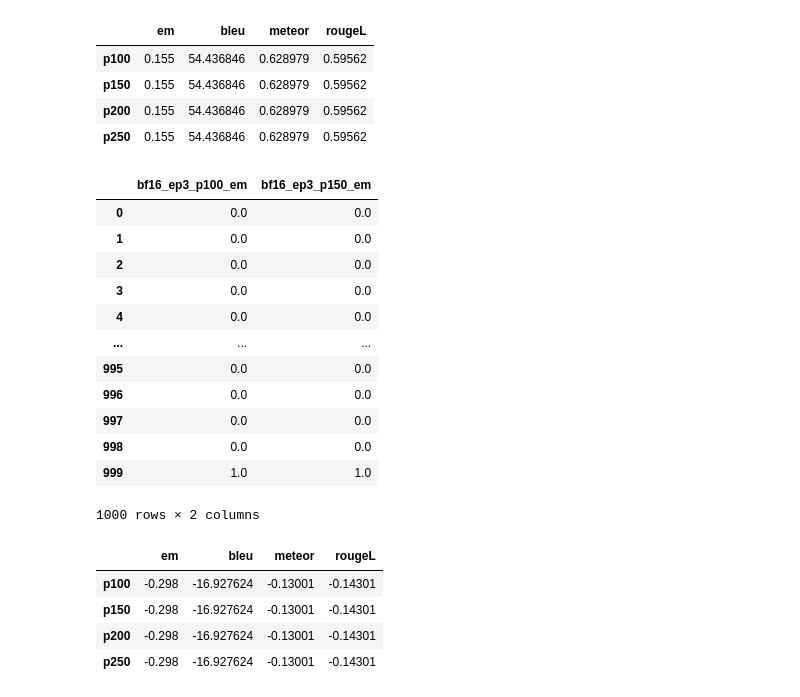
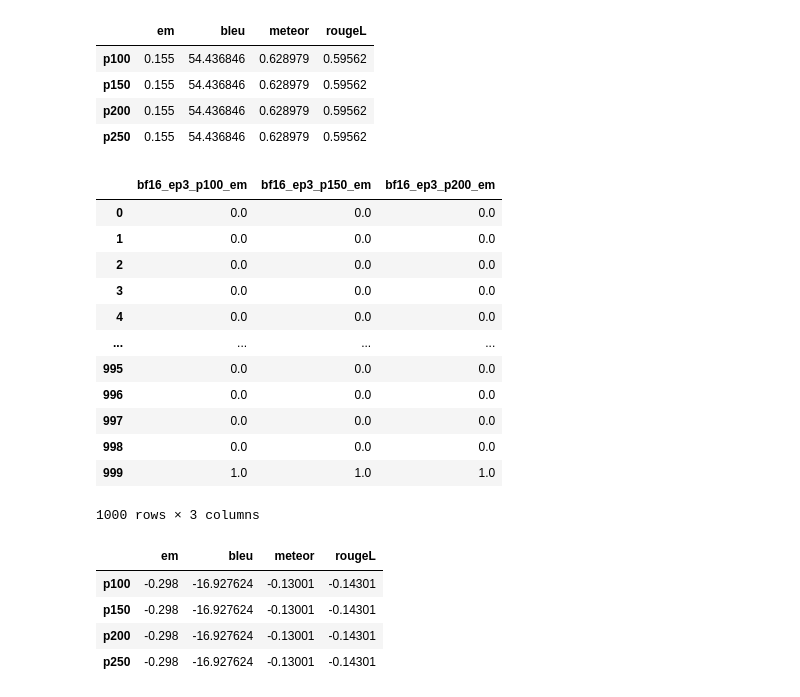
Before and after one commit to AISE-TUDelft/LLM4Code-memtune-ext, a Jupyter notebook: experiments/quantization/forgetting/results/results_forg.ipynb, the cells around one changed output. Cells and saved outputs as stored; diff of their text form; code cells hidden in the pictures.

```diff
--- a/experiments/quantization/forgetting/results/results_forg.ipynb
+++ b/experiments/quantization/forgetting/results/results_forg.ipynb
@@ -359,21 +359,21 @@ plen_bf16_absolute
 | p200 | 0.155 | 54.436846 | 0.628979 | 0.59562 |
 | p250 | 0.155 | 54.436846 | 0.628979 | 0.59562 |
 # %%
-merged_df[['bf16_ep3_p100_em', 'bf16_ep3_p150_em']]
+merged_df[['bf16_ep3_p100_em', 'bf16_ep3_p150_em', 'bf16_ep3_p200_em']]
 # %% [output]
-|  | bf16_ep3_p100_em | bf16_ep3_p150_em |
-| 0 | 0.0 | 0.0 |
-| 1 | 0.0 | 0.0 |
-| 2 | 0.0 | 0.0 |
-| 3 | 0.0 | 0.0 |
-| 4 | 0.0 | 0.0 |
-| ... | ... | ... |
-| 995 | 0.0 | 0.0 |
-| 996 | 0.0 | 0.0 |
-| 997 | 0.0 | 0.0 |
-| 998 | 0.0 | 0.0 |
-| 999 | 1.0 | 1.0 |
+|  | bf16_ep3_p100_em | bf16_ep3_p150_em | bf16_ep3_p200_em |
+| 0 | 0.0 | 0.0 | 0.0 |
+| 1 | 0.0 | 0.0 | 0.0 |
+| 2 | 0.0 | 0.0 | 0.0 |
+| 3 | 0.0 | 0.0 | 0.0 |
+| 4 | 0.0 | 0.0 | 0.0 |
+| ... | ... | ... | ... |
+| 995 | 0.0 | 0.0 | 0.0 |
+| 996 | 0.0 | 0.0 | 0.0 |
+| 997 | 0.0 | 0.0 | 0.0 |
+| 998 | 0.0 | 0.0 | 0.0 |
+| 999 | 1.0 | 1.0 | 1.0 |
-1000 rows × 2 columns
+1000 rows × 3 columns
 # %%
 # With the baseline
 
```
Also changed, not shown: parts of 3 cells of this notebook, 20 other files.
